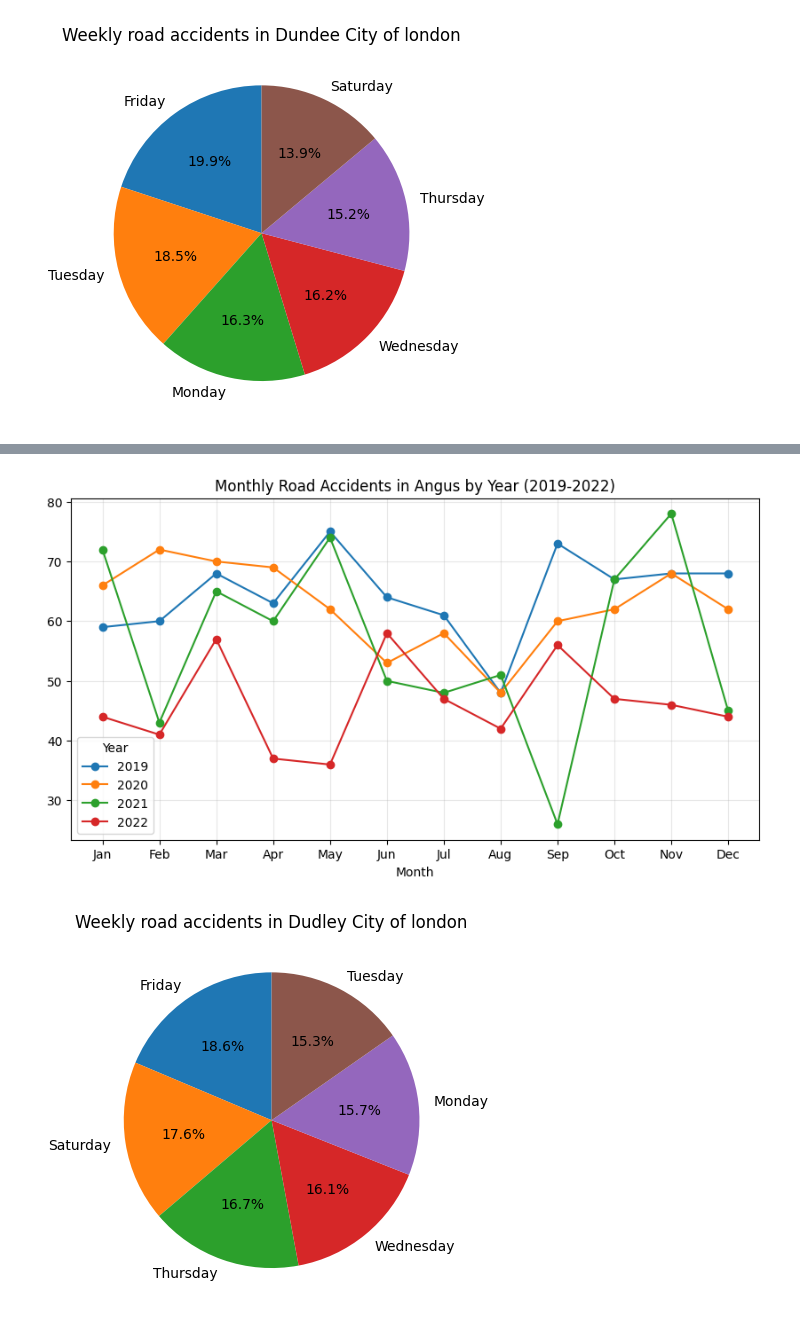
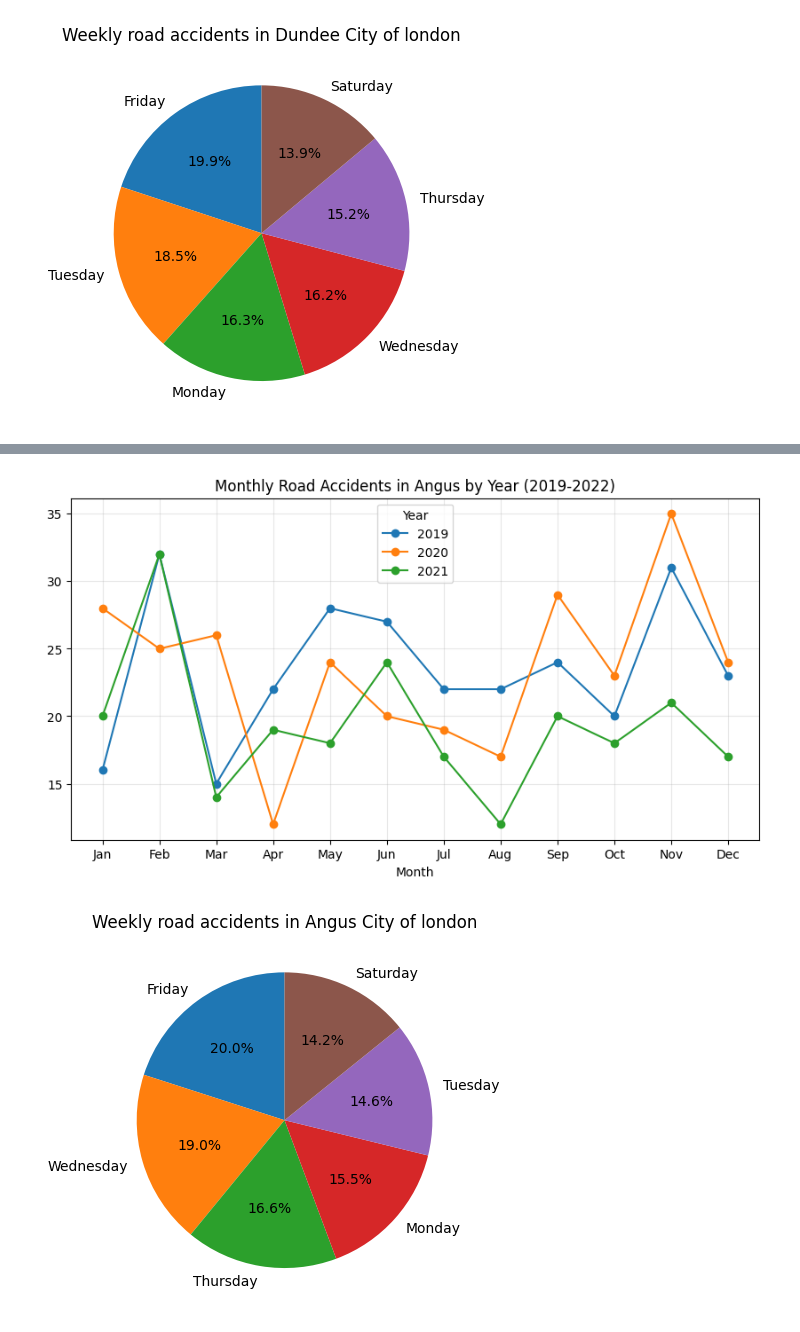
Before and after one commit to Johnjsp/act2_20insights, a Jupyter notebook: 20_insights_ukacci-checkpoint.ipynb, the cells around one changed output, grey strips where cells are left out. Drawn from its saved outputs; the diff is of its cells as text; code cells hidden in the pictures.

```diff
--- a/20_insights_ukacci-checkpoint.ipynb
+++ b/20_insights_ukacci-checkpoint.ipynb
@@ -9,7 +9,7 @@ import matplotlib.pyplot as plt
 # %% [markdown]
 <h2>Converting data set to data frame</h2>
 # %%
-acci = pd.read_csv("C:\\Users\\Administrator\\Desktop\\uk_road_accident.csv")
+acci = pd.read_csv("C:\\Users\\coedy\\Downloads\\uk_road_accident.csv")
 # %%
 acci
 # %% [output]
@@ -1432,5 +1360,5 @@ plt.show()
 # %%
-Dudley_df = acci[acci['District Area'] == 'Dudley']
+Angus_df = acci[acci['District Area'] == 'Angus']
 # %%
 import folium
 from folium.plugins import HeatMap
@@ -1506,5 +1434,5 @@ Name: count, dtype: int64
 # %%
-monthly_londondata = Dudley_df.groupby(['Year', 'Month', ]).size()
+monthly_londondata = Angus_df.groupby(['Year', 'Month', ]).size()
 
 monthly_londondata = monthly_londondata.unstack(level=0)
 
@@ -1518,17 +1446,17 @@ plt.xticks(range(1, 13), ['Jan','Feb','Mar','Apr','May','Jun','Jul','Aug','Sep',
 plt.grid(alpha=0.3)
 plt.show()
 # %% [output]
-[figure, old version]
+[figure, new version]
 # %%
 day_map = {
     1: "Monday", 2: "Tuesday", 3: "Wednesday",
     4: "Thursday", 5: "Friday", 6: "Saturday", 7: "Sunday"
 }
 
-day_counts = Dudley_df["DayOfWeek"].map(day_map).value_counts()
+day_counts = Angus_df["DayOfWeek"].map(day_map).value_counts()
 
 plt.pie(day_counts, labels=day_counts.index, autopct="%1.1f%%", startangle=90)
-plt.title("Weekly road accidents in Dudley City of london")
+plt.title("Weekly road accidents in Angus City of london")
 plt.show()
 # %% [output]
-[figure, old version]
+[figure, new version]
```
Also changed, not shown: parts of 101 cells of this notebook.
